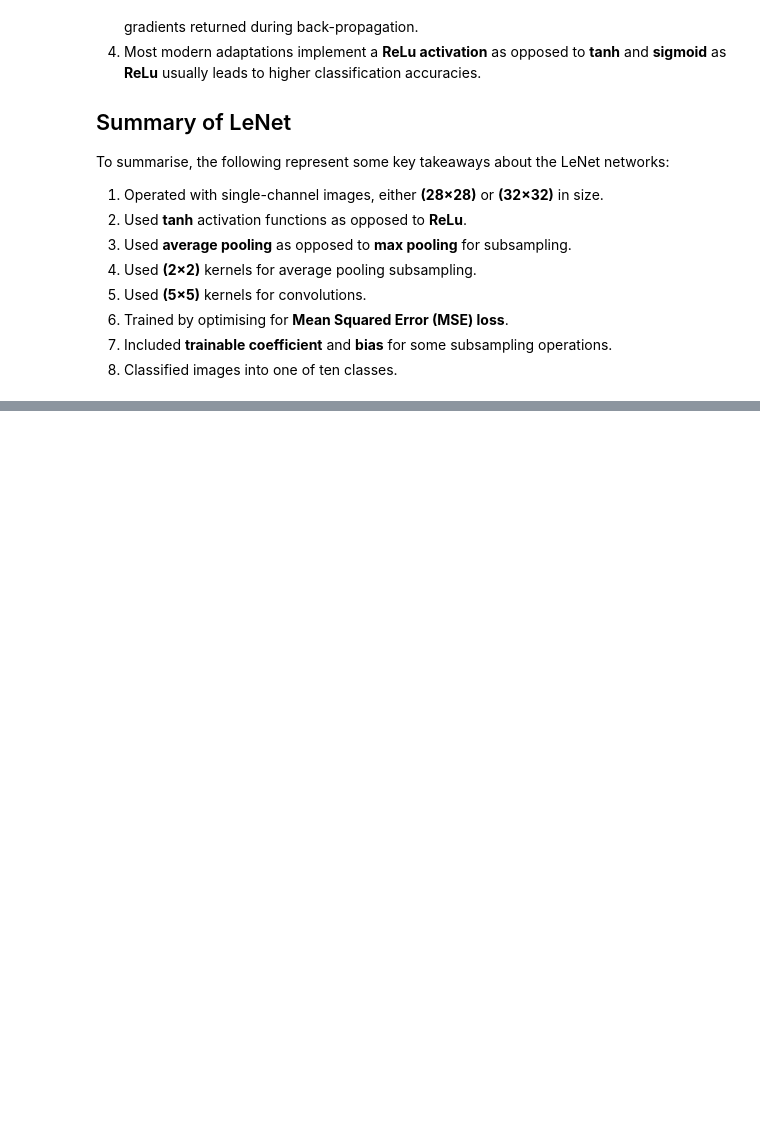
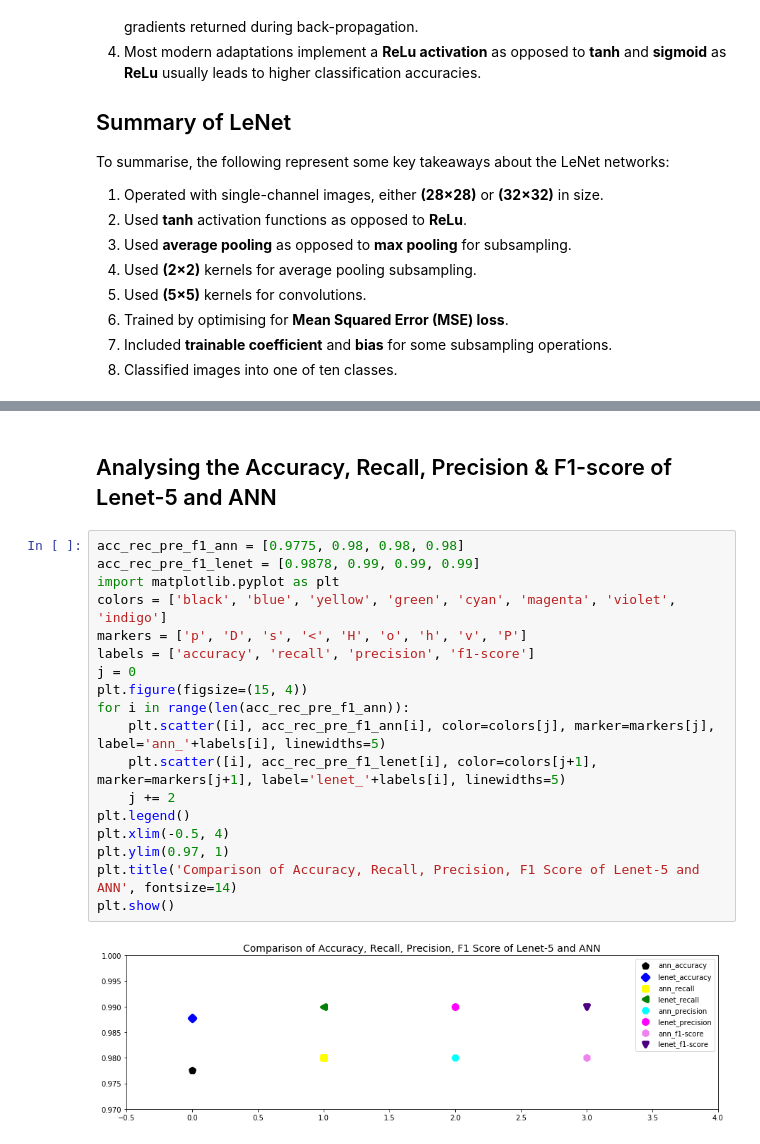
Before and after one commit to kampaitees/Comparitive-Study-of-Lenet-5-vs-ANN-on-Mnist, a Jupyter notebook: Lenet vs ANN.ipynb, the cells around one changed output, grey strips where cells are left out. Drawn from its saved outputs; the diff is of its cells as text; blank space fills up the shorter version.

```diff
--- a/Lenet vs ANN.ipynb
+++ b/Lenet vs ANN.ipynb
@@ -383,0 +402,22 @@ To summarise, the following represent some key takeaways about the LeNet network
+# %% [markdown]
+## Analysing the Accuracy, Recall, Precision & F1-score of Lenet-5 and ANN
+# %%
+acc_rec_pre_f1_ann = [0.9775, 0.98, 0.98, 0.98]
+acc_rec_pre_f1_lenet = [0.9878, 0.99, 0.99, 0.99]
+import matplotlib.pyplot as plt
+colors = ['black', 'blue', 'yellow', 'green', 'cyan', 'magenta', 'violet', 'indigo']
+markers = ['p', 'D', 's', '<', 'H', 'o', 'h', 'v', 'P']
+labels = ['accuracy', 'recall', 'precision', 'f1-score']
+j = 0
+plt.figure(figsize=(15, 4))
+for i in range(len(acc_rec_pre_f1_ann)):
+    plt.scatter([i], acc_rec_pre_f1_ann[i], color=colors[j], marker=markers[j], label='ann_'+labels[i], linewidths=5)
+    plt.scatter([i], acc_rec_pre_f1_lenet[i], color=colors[j+1], marker=markers[j+1], label='lenet_'+labels[i], linewidths=5)
+    j += 2
+plt.legend()
+plt.xlim(-0.5, 4)
+plt.ylim(0.97, 1)
+plt.title('Comparison of Accuracy, Recall, Precision, F1 Score of Lenet-5 and ANN', fontsize=14)
+plt.show()
+# %% [output]
+[figure, added]
```
Also changed, not shown: parts of 3 cells of this notebook.
